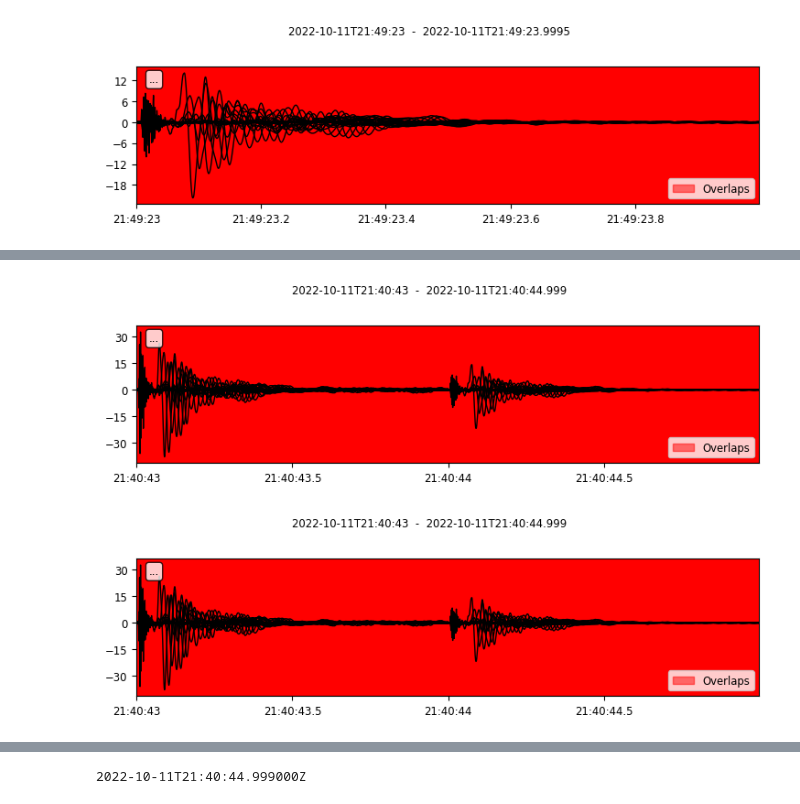
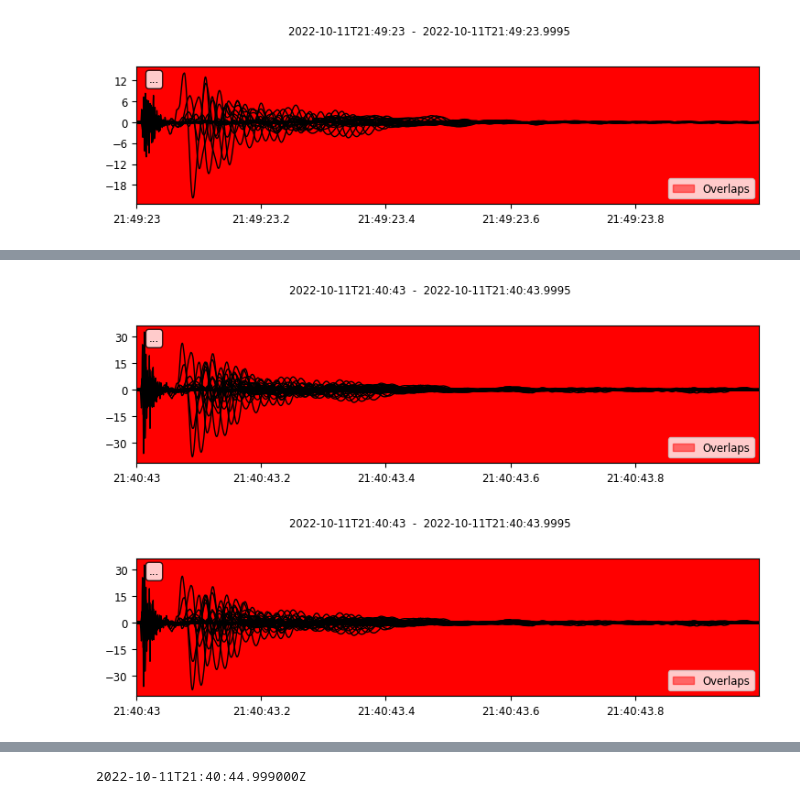
Before and after one commit to R-Grigala/SEG_2_obspy, a Jupyter notebook: seg2_Jupyter.ipynb, the cells around one changed output, grey strips where cells are left out. Drawn from its saved outputs; the diff is of its cells as text; code cells hidden in the pictures.

```diff
--- a/seg2_Jupyter.ipynb
+++ b/seg2_Jupyter.ipynb
@@ -39,7 +38,7 @@ second_data_stream.plot();
 # %%
 second_data_stream = read('./Data/102.dat')
 for i in range(len(second_data_stream)):
-    second_data_stream[i].stats['starttime'] = data_stream[0].stats['endtime']
+    second_data_stream[i].stats['starttime'] = data_stream[0].stats['starttime']
 
 both_stream = data_stream + second_data_stream
 print(both_stream[35].stats)
@@ -54,8 +53,8 @@ both_stream.plot()
    sampling_rate: 2000.0
            delta: 0.0005
             npts: 2000
            calib: 4.2704e-05
          _format: SEG2
             seg2: AttribDict({'ACQUISITION_DATE': '11/Oct/2022', 'ACQUISITION_TIME': '21:49:23', 'COMPANY': 'Geometrics', 'INSTRUMENT': 'GEOMETRICS SEISMODULES CONTROLLER 0000', 'JOB_ID': '0000', 'OBS ...
-[figure, old version]
+[figure, new version]
-[figure, old version]
+[figure, new version]
```
Also changed, not shown: parts of 5 cells of this notebook.
